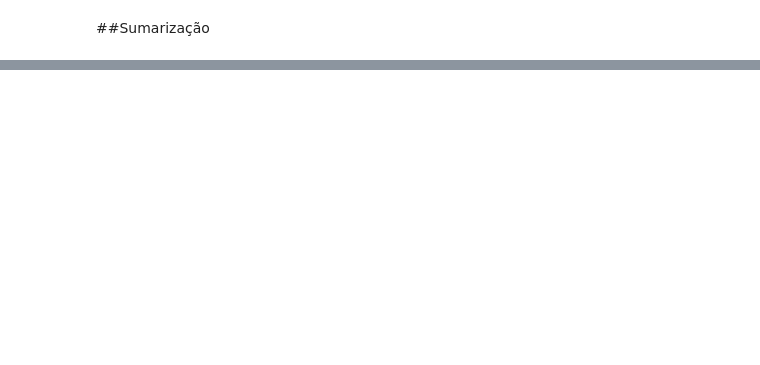
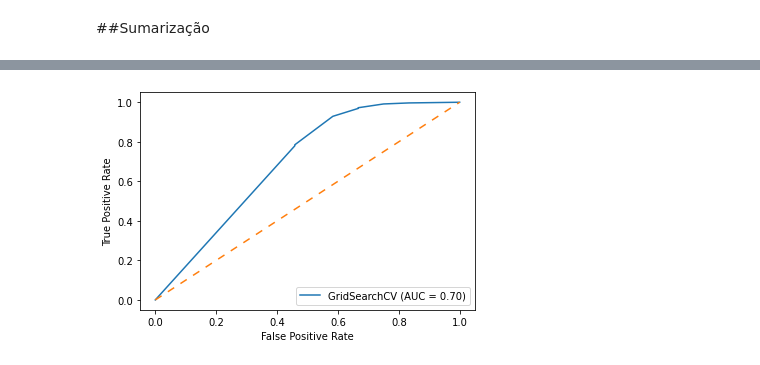
Before and after one commit to CristianoCoelhoSilva/Python, a Jupyter notebook: Script.ipynb, the cells around one changed output, grey strips where cells are left out. Drawn from its saved outputs; the diff is of its cells as text; code cells hidden in the pictures; blank space fills up the shorter version.

```diff
--- a/Script.ipynb
+++ b/Script.ipynb
@@ -412,0 +356,7 @@ plot_confusion_matrix(classificador_estendido, X_test, y_test, values_format = '
+# %%
+plot_roc_curve(classificador_estendido_roc_auc, X_test, y_test)
+identity_line, = plt.plot([0,1],
+                          [0,1])
+identity_line.set_dashes([5, 5, 5, 5])
+# %% [output]
+[figure, added]
```
Also changed, not shown: parts of 13 cells of this notebook.
